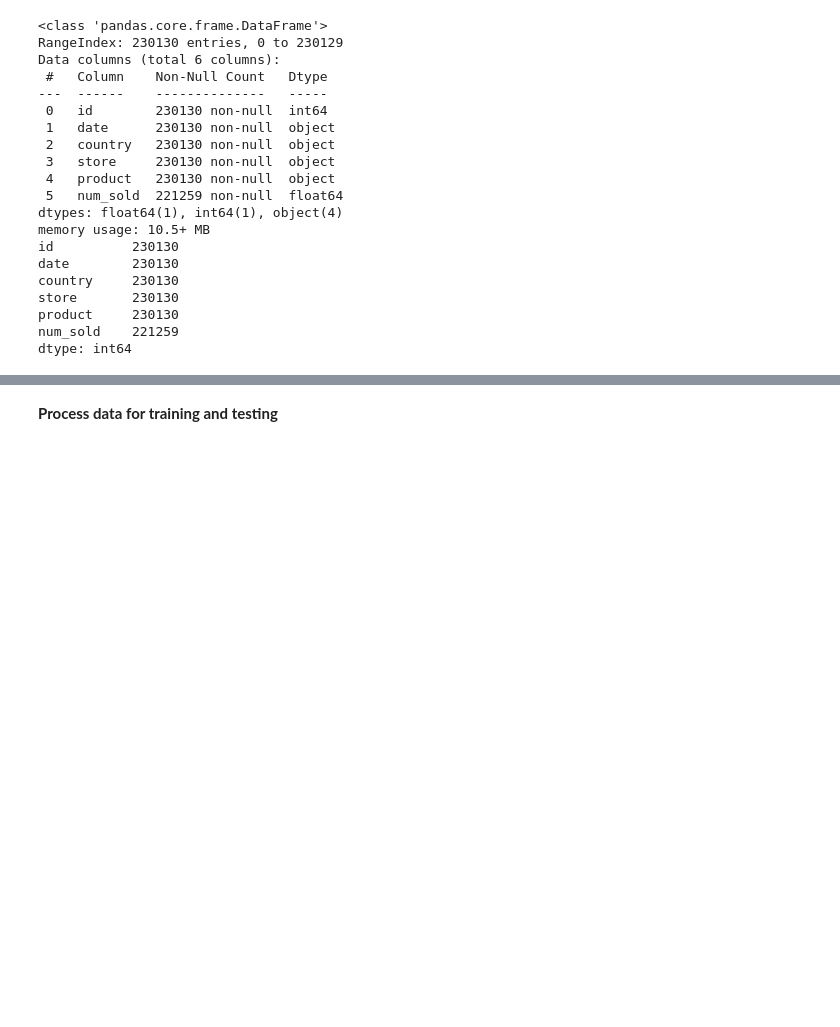
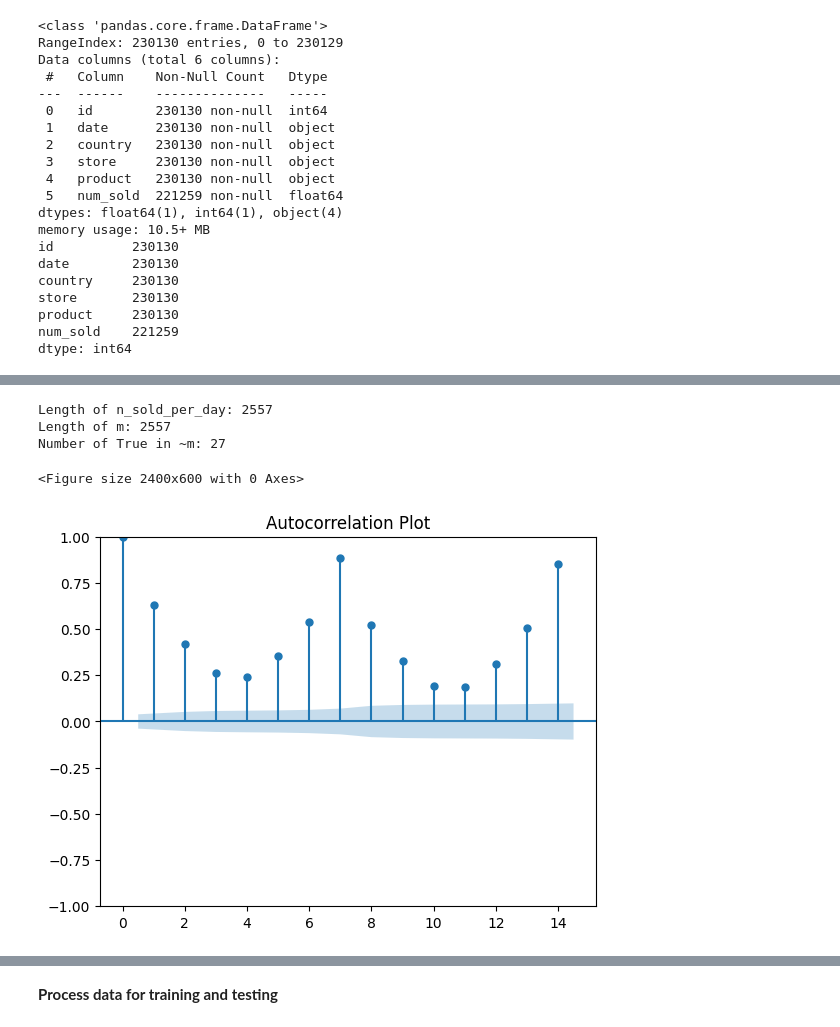
Before and after one commit to NeuroNinjas/Kaggle, a Jupyter notebook: projects/forecasting_sticker_sales/notebook.ipynb, the cells around one changed output, grey strips where cells are left out. Saved outputs shown, nothing was run; the diff lists cells and outputs as text; code cells hidden in the pictures; blank space fills up the shorter version.

```diff
--- a/projects/forecasting_sticker_sales/notebook.ipynb
+++ b/projects/forecasting_sticker_sales/notebook.ipynb
@@ -35,0 +119,20 @@ dtype: int64
+# %%
+m.value_counts()
+
+print("Length of n_sold_per_day:", len(n_sold_per_day))
+print("Length of m:", len(m))
+print("Number of True in ~m:", (~m).sum())
+# %% [output]
+Length of n_sold_per_day: 2557
+Length of m: 2557
+Number of True in ~m: 27
+# %%
+from statsmodels.graphics.tsaplots import plot_acf
+
+plt.figure(figsize=(24, 6))
+plot_acf(train_data.groupby('date')['num_sold'].sum().dropna(), lags=14)
+plt.title('Autocorrelation Plot')
+plt.show()
+# %% [output]
+<Figure size 2400x600 with 0 Axes>
+[figure, added]
```
Also changed, not shown: parts of 15 cells of this notebook.
